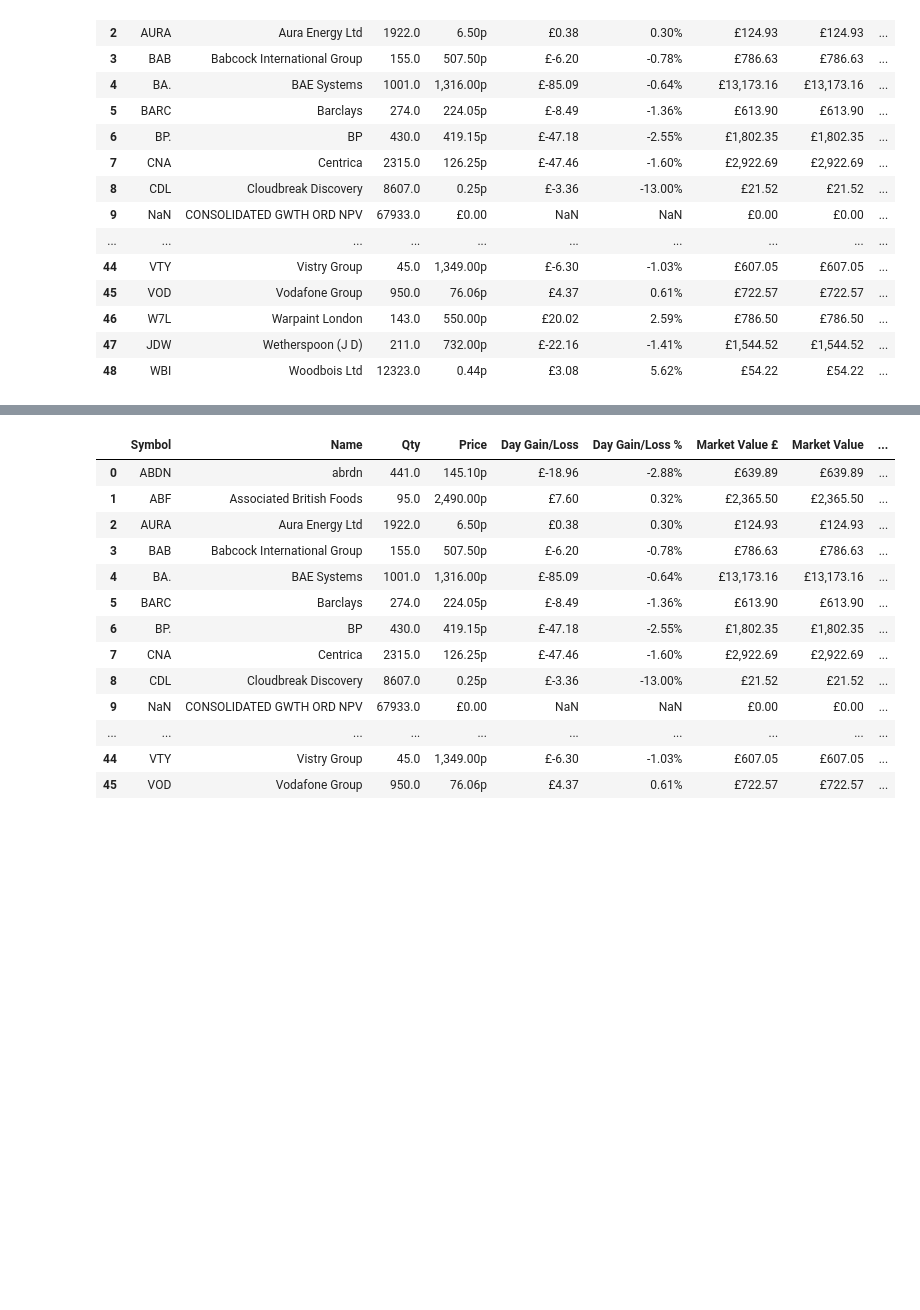
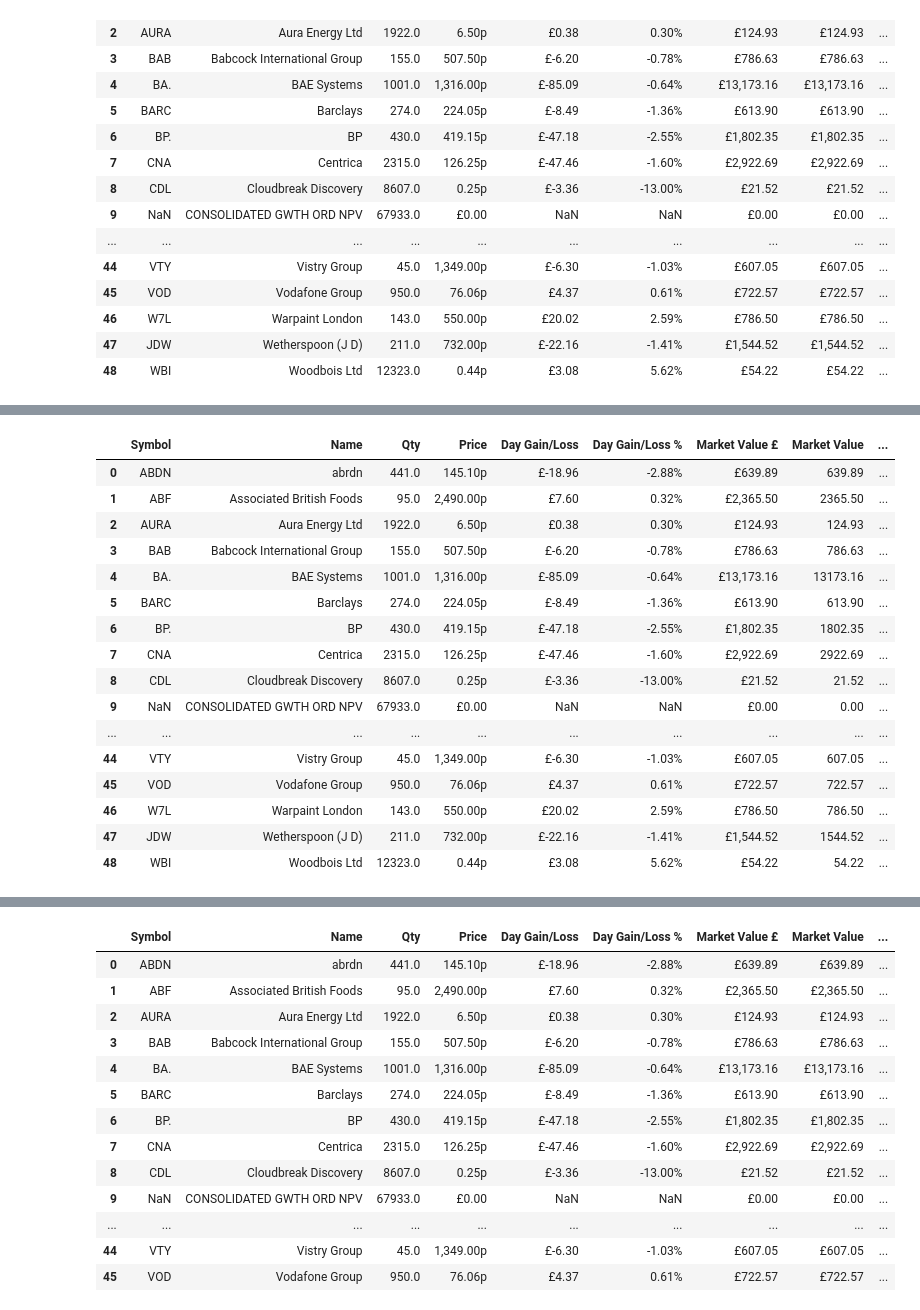
Before and after one commit to harryparsons-dev/shares-data-converter, a Jupyter notebook: script_notebook.ipynb, the cells around one changed output, grey strips where cells are left out. Drawn from its saved outputs; the diff is of its cells as text; code cells hidden in the pictures; blank space fills up the shorter version.

```diff
--- a/script_notebook.ipynb
+++ b/script_notebook.ipynb
@@ -268,0 +237,23 @@ df
+# %%
+df['Market Value'] = df['Market Value'].str.replace('£', '')
+df['Market Value'] = df['Market Value'].str.replace(',', '')
+df['Market Value'] = df['Market Value'].astype('float')
+df
+# %% [output]
+|  | Symbol | Name | Qty | Price | Day Gain/Loss | Day Gain/Loss % | Market Value £ | Market Value | ... |
+| 0 | ABDN | abrdn | 441.0 | 145.10p | £-18.96 | -2.88% | £639.89 | 639.89 | ... |
+| 1 | ABF | Associated British Foods | 95.0 | 2,490.00p | £7.60 | 0.32% | £2,365.50 | 2365.50 | ... |
+| 2 | AURA | Aura Energy Ltd | 1922.0 | 6.50p | £0.38 | 0.30% | £124.93 | 124.93 | ... |
+| 3 | BAB | Babcock International Group | 155.0 | 507.50p | £-6.20 | -0.78% | £786.63 | 786.63 | ... |
+| 4 | BA. | BAE Systems | 1001.0 | 1,316.00p | £-85.09 | -0.64% | £13,173.16 | 13173.16 | ... |
+| 5 | BARC | Barclays | 274.0 | 224.05p | £-8.49 | -1.36% | £613.90 | 613.90 | ... |
+| 6 | BP. | BP | 430.0 | 419.15p | £-47.18 | -2.55% | £1,802.35 | 1802.35 | ... |
+| 7 | CNA | Centrica | 2315.0 | 126.25p | £-47.46 | -1.60% | £2,922.69 | 2922.69 | ... |
+| 8 | CDL | Cloudbreak Discovery | 8607.0 | 0.25p | £-3.36 | -13.00% | £21.52 | 21.52 | ... |
+| 9 | NaN | CONSOLIDATED GWTH ORD NPV | 67933.0 | £0.00 | NaN | NaN | £0.00 | 0.00 | ... |
+| ... | ... | ... | ... | ... | ... | ... | ... | ... | ... |
+| 44 | VTY | Vistry Group | 45.0 | 1,349.00p | £-6.30 | -1.03% | £607.05 | 607.05 | ... |
+| 45 | VOD | Vodafone Group | 950.0 | 76.06p | £4.37 | 0.61% | £722.57 | 722.57 | ... |
+| 46 | W7L | Warpaint London | 143.0 | 550.00p | £20.02 | 2.59% | £786.50 | 786.50 | ... |
+| 47 | JDW | Wetherspoon (J D) | 211.0 | 732.00p | £-22.16 | -1.41% | £1,544.52 | 1544.52 | ... |
+| 48 | WBI | Woodbois Ltd | 12323.0 | 0.44p | £3.08 | 5.62% | £54.22 | 54.22 | ... |
```
Also changed, not shown: parts of 6 cells of this notebook, 1 other file.
